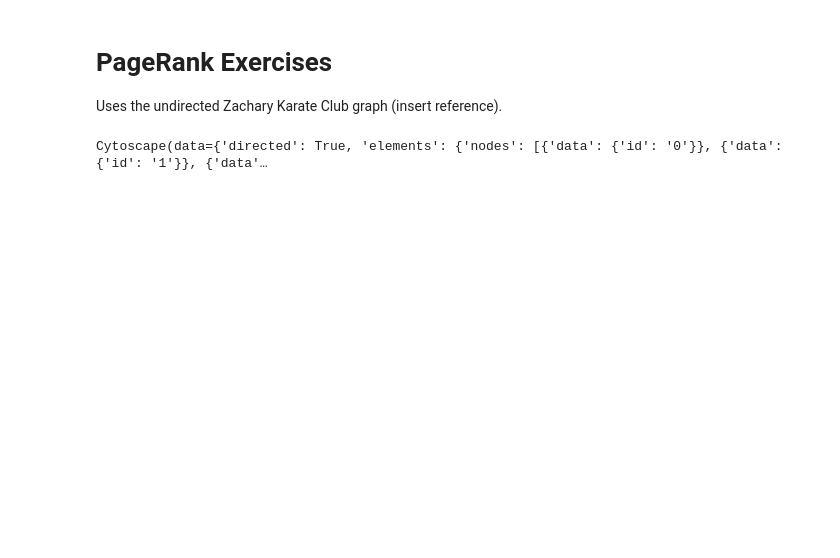
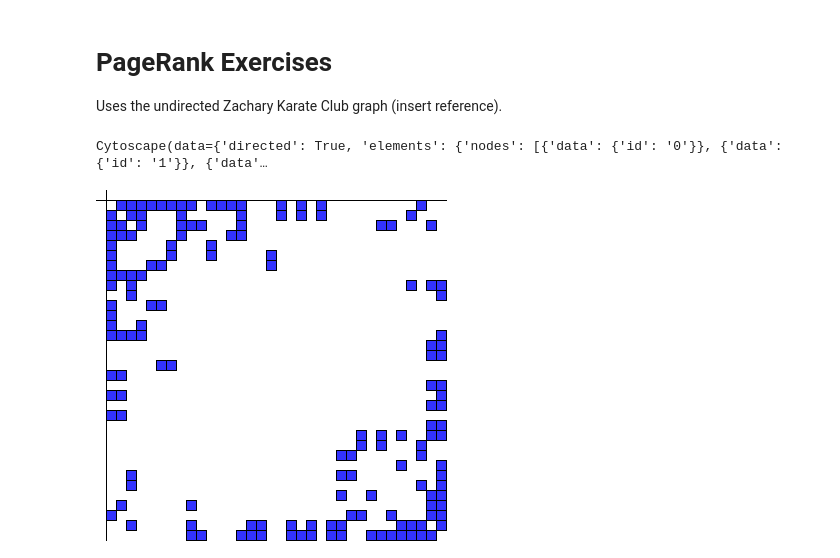
Before and after one commit to GraphBLAS-Tutorials/ICS21-Tutorial, a Jupyter notebook: notebook-workspace/PageRank.ipynb, the cells around one changed output. Drawn from its saved outputs; the diff is of its cells as text; code cells hidden in the pictures; blank space fills up the shorter version.

Commit message:
Adding draw_matrix

```diff
--- a/notebook-workspace/PageRank.ipynb
+++ b/notebook-workspace/PageRank.ipynb
@@ -108,6 +108,10 @@ draw_cy(G, visual_style=style)
 #draw(G)
 # %% [output]
 Cytoscape(data={'directed': True, 'elements': {'nodes': [{'data': {'id': '0'}}, {'data': {'id': '1'}}, {'data'…
+# %%
+draw_matrix(G, labels=False, scale=10, font_path=Path('.')) #, cmap="Blues")
+# %% [output]
+[figure, added]
 # %%
 def pagerank(A, damping = 0.85, tol = 1e-4, itermax = 100):
     n = A.nrows
```
Also changed, not shown: parts of 3 cells of this notebook.
